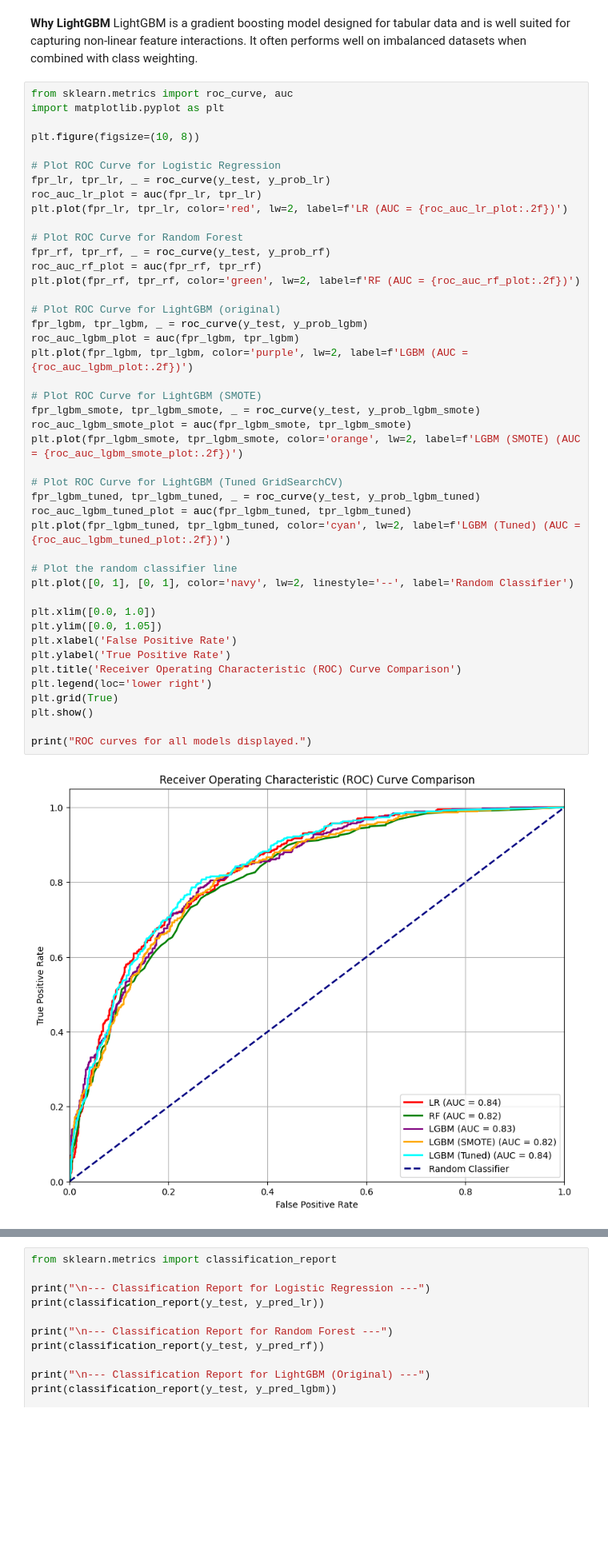
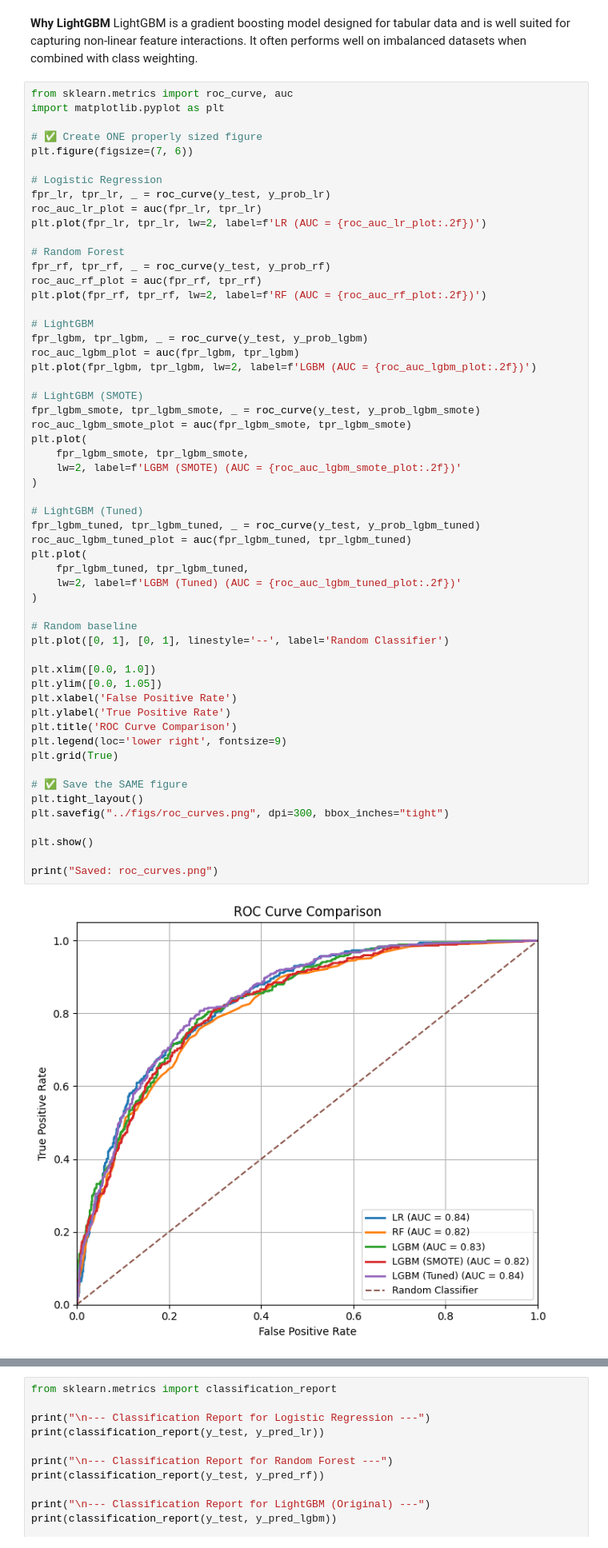
Before and after one commit to bing-er/mini-project-2, a Jupyter notebook: notebooks/02_Modeling.ipynb, the cells around one changed output, grey strips where cells are left out. Shown at 80% size. Saved outputs shown, nothing was run; the diff lists cells and outputs as text; blank space fills up the shorter version.

Commit message:
added code to save plots from 02_Modeling.ipynb added doc figs

```diff
--- a/notebooks/02_Modeling.ipynb
+++ b/notebooks/02_Modeling.ipynb
@@ -774,46 +787,58 @@ LightGBM is a gradient boosting model designed for tabular data and is well suit
 # %%
 from sklearn.metrics import roc_curve, auc
 import matplotlib.pyplot as plt
 
-plt.figure(figsize=(10, 8))
+# ✅ Create ONE properly sized figure
+plt.figure(figsize=(7, 6))
 
-# Plot ROC Curve for Logistic Regression
+# Logistic Regression
 fpr_lr, tpr_lr, _ = roc_curve(y_test, y_prob_lr)
 roc_auc_lr_plot = auc(fpr_lr, tpr_lr)
-plt.plot(fpr_lr, tpr_lr, color='red', lw=2, label=f'LR (AUC = {roc_auc_lr_plot:.2f})')
+plt.plot(fpr_lr, tpr_lr, lw=2, label=f'LR (AUC = {roc_auc_lr_plot:.2f})')
 
-# Plot ROC Curve for Random Forest
+# Random Forest
 fpr_rf, tpr_rf, _ = roc_curve(y_test, y_prob_rf)
 roc_auc_rf_plot = auc(fpr_rf, tpr_rf)
-plt.plot(fpr_rf, tpr_rf, color='green', lw=2, label=f'RF (AUC = {roc_auc_rf_plot:.2f})')
+plt.plot(fpr_rf, tpr_rf, lw=2, label=f'RF (AUC = {roc_auc_rf_plot:.2f})')
 
-# Plot ROC Curve for LightGBM (original)
+# LightGBM
 fpr_lgbm, tpr_lgbm, _ = roc_curve(y_test, y_prob_lgbm)
 roc_auc_lgbm_plot = auc(fpr_lgbm, tpr_lgbm)
-plt.plot(fpr_lgbm, tpr_lgbm, color='purple', lw=2, label=f'LGBM (AUC = {roc_auc_lgbm_plot:.2f})')
+plt.plot(fpr_lgbm, tpr_lgbm, lw=2, label=f'LGBM (AUC = {roc_auc_lgbm_plot:.2f})')
 
-# Plot ROC Curve for LightGBM (SMOTE)
+# LightGBM (SMOTE)
 fpr_lgbm_smote, tpr_lgbm_smote, _ = roc_curve(y_test, y_prob_lgbm_smote)
 roc_auc_lgbm_smote_plot = auc(fpr_lgbm_smote, tpr_lgbm_smote)
-plt.plot(fpr_lgbm_smote, tpr_lgbm_smote, color='orange', lw=2, label=f'LGBM (SMOTE) (AUC = {roc_auc_lgbm_smote_plot:.2f})')
+plt.plot(
+    fpr_lgbm_smote, tpr_lgbm_smote,
+    lw=2, label=f'LGBM (SMOTE) (AUC = {roc_auc_lgbm_smote_plot:.2f})'
+)
 
-# Plot ROC Curve for LightGBM (Tuned GridSearchCV)
+# LightGBM (Tuned)
 fpr_lgbm_tuned, tpr_lgbm_tuned, _ = roc_curve(y_test, y_prob_lgbm_tuned)
 roc_auc_lgbm_tuned_plot = auc(fpr_lgbm_tuned, tpr_lgbm_tuned)
-plt.plot(fpr_lgbm_tuned, tpr_lgbm_tuned, color='cyan', lw=2, label=f'LGBM (Tuned) (AUC = {roc_auc_lgbm_tuned_plot:.2f})')
+plt.plot(
+    fpr_lgbm_tuned, tpr_lgbm_tuned,
+    lw=2, label=f'LGBM (Tuned) (AUC = {roc_auc_lgbm_tuned_plot:.2f})'
+)
 
-# Plot the random classifier line
-plt.plot([0, 1], [0, 1], color='navy', lw=2, linestyle='--', label='Random Classifier')
+# Random baseline
+plt.plot([0, 1], [0, 1], linestyle='--', label='Random Classifier')
 
 plt.xlim([0.0, 1.0])
 plt.ylim([0.0, 1.05])
 plt.xlabel('False Positive Rate')
 plt.ylabel('True Positive Rate')
-plt.title('Receiver Operating Characteristic (ROC) Curve Comparison')
-plt.legend(loc='lower right')
+plt.title('ROC Curve Comparison')
+plt.legend(loc='lower right', fontsize=9)
 plt.grid(True)
+
+# ✅ Save the SAME figure
+plt.tight_layout()
+plt.savefig("../figs/roc_curves.png", dpi=300, bbox_inches="tight")
+
 plt.show()
 
-print("ROC curves for all models displayed.")
+print("Saved: roc_curves.png")
 # %% [output]
-[figure, old version]
+[figure, new version]
```
Also changed, not shown: parts of 2 cells of this notebook, 5 other files.
